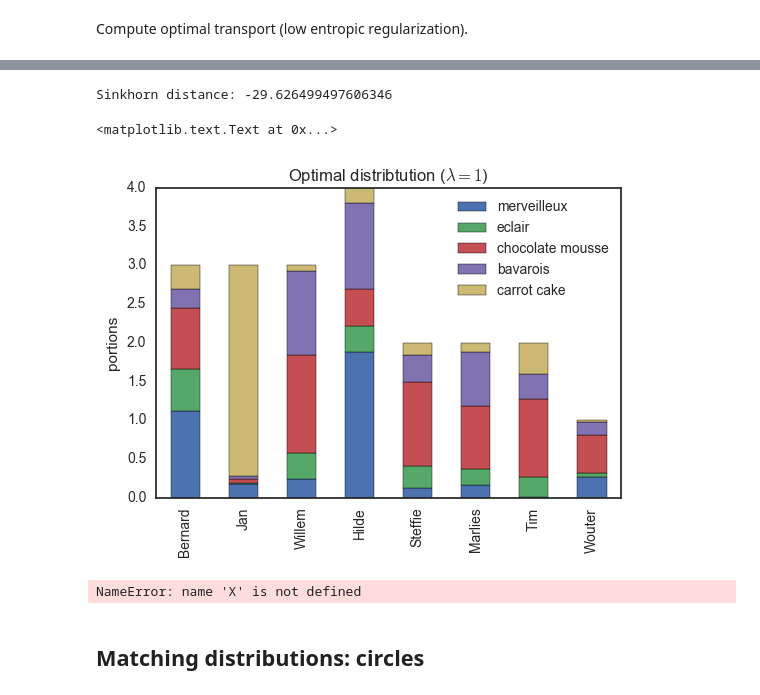
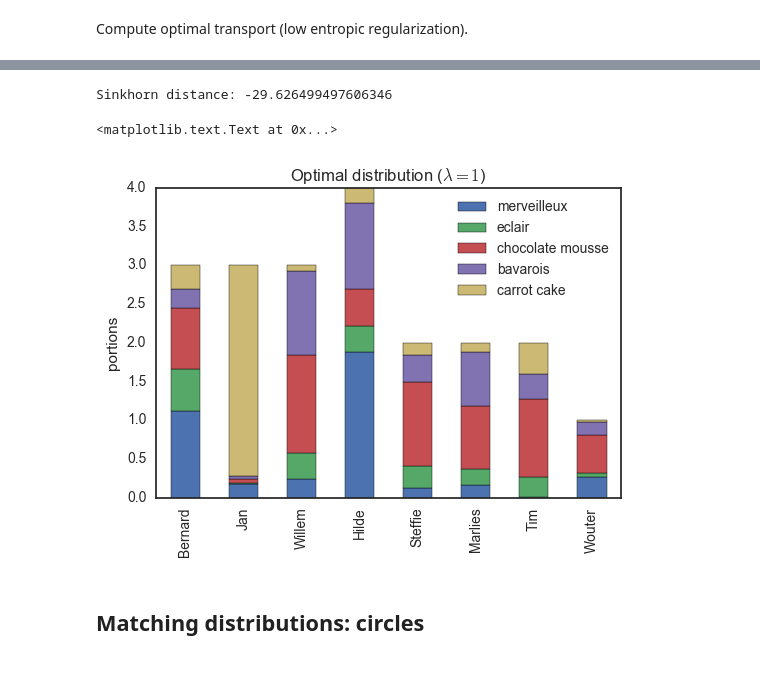
Before and after one commit to MichielStock/Teaching, a Jupyter notebook: Optimal_transport/Optimal_transport_examples.ipynb, the cells around one changed output, grey strips where cells are left out. Drawn from its saved outputs; the diff is of its cells as text; code cells hidden in the pictures.

```diff
--- a/Optimal_transport/Optimal_transport_examples.ipynb
+++ b/Optimal_transport/Optimal_transport_examples.ipynb
@@ -66,23 +66,19 @@ Sinkhorn distance: -35.99488284337748
 # %%
 lam = 1
 
 P, d = compute_optimal_transport(M,
         r,
         c, lam=lam)
 
 partition = pd.DataFrame(P, index=preferences.index, columns=preferences.columns)
 ax = partition.plot(kind='bar', stacked=True)
 print('Sinkhorn distance: {}'.format(d))
 ax.set_ylabel('portions')
-ax.set_title('Optimal distribtution ($\lambda={}$)'.format(lam))
+ax.set_title('Optimal distribution ($\lambda={}$)'.format(lam))
 # %% [output]
 Sinkhorn distance: -29.626499497606346
 <matplotlib.text.Text at 0x...>
-[figure, old version]
+[figure, new version]
-# %%
-X
-# %% [output]
-NameError: name 'X' is not defined
 # %% [markdown]
 ## Matching distributions: circles
 # %%
```
Also changed, not shown: parts of 7 cells of this notebook, 1 other file.
